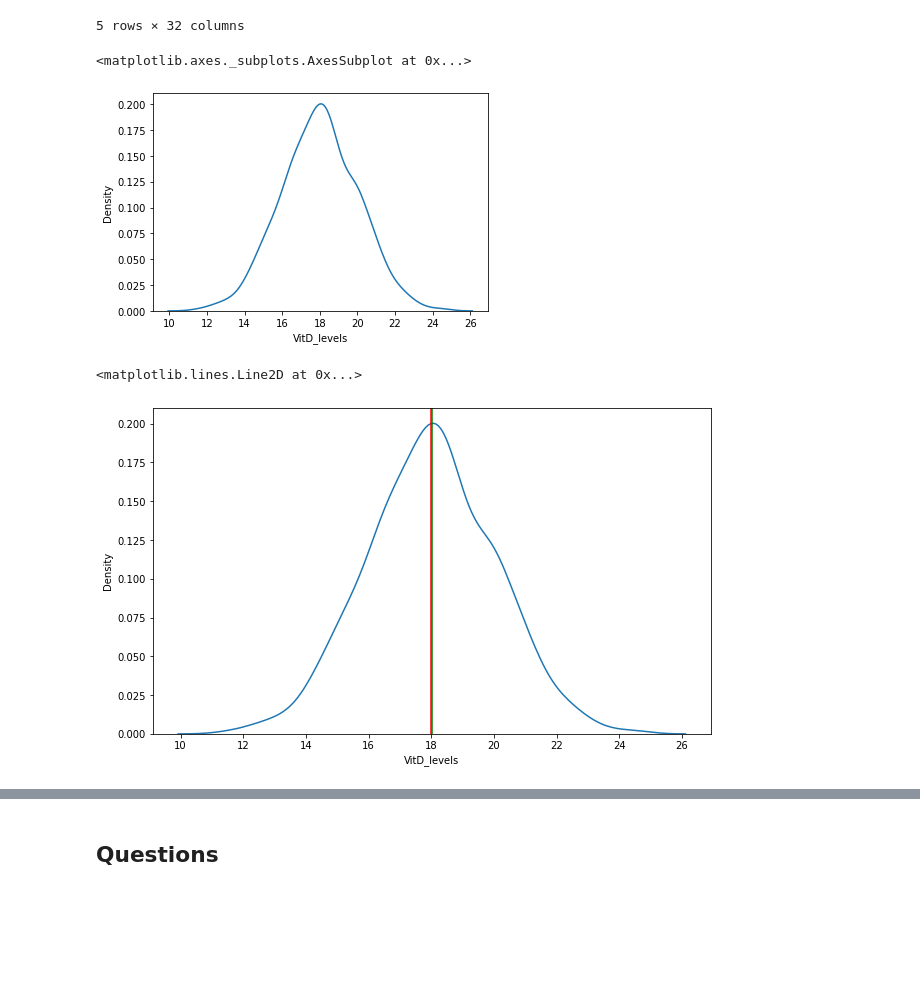
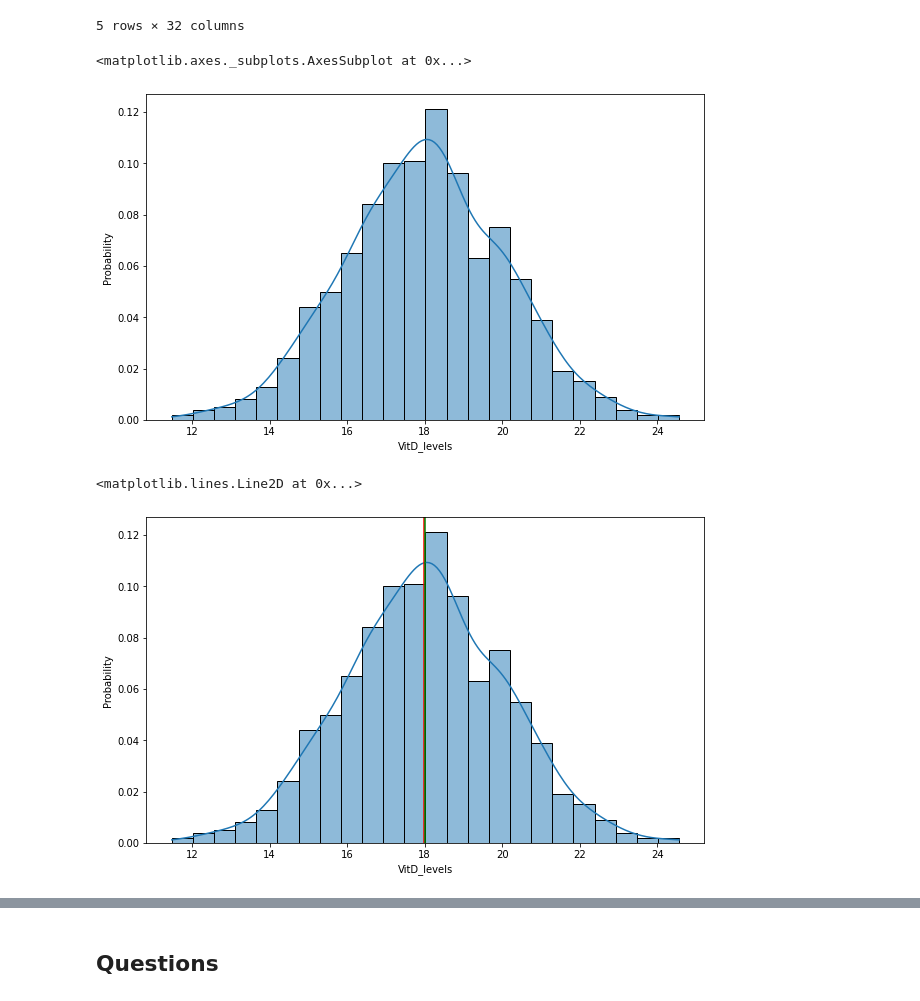
Before and after one commit to ZachLondo/Describing-Distributions, a Jupyter notebook: DescribingDistributions.ipynb, the cells around one changed output, grey strips where cells are left out. Drawn from its saved outputs; the diff is of its cells as text; code cells hidden in the pictures; blank space fills up the shorter version.

```diff
--- a/DescribingDistributions.ipynb
+++ b/DescribingDistributions.ipynb
@@ -22,13 +22,14 @@ df.head()
 # %%
 # Plot a histogram with a kde (kernel density estimate)
 
 # Plot and standardize for use with other variables
 col = 'VitD_levels'
 feature = df[col]
-sns.kdeplot(feature)
+fig,ax = plt.subplots(figsize=(10,6))
+sns.histplot(feature, ax=ax, stat='probability', kde=True)
 # %% [output]
 <matplotlib.axes._subplots.AxesSubplot at 0x...>
-[figure, old version]
+[figure, new version]
 # %%
 # Add a line for the mean (red)
 # Add a line for the median (green)
@@ -39,12 +40,12 @@ median = feature.median()
 
 # Replot with lines
 fig,ax = plt.subplots(figsize=(10,6))
-sns.kdeplot(feature)
+sns.histplot(feature, ax=ax, stat='probability', kde=True)
 ax.axvline(mean, color= 'red')
 ax.axvline(median, color='green')
 # %% [output]
 <matplotlib.lines.Line2D at 0x...>
-[figure, old version]
+[figure, new version]
 # %%
 # Add a line for for +1 std from the mean (black)
 # Add a line for the - 1 std from the mean (black)
```
Also changed, not shown: parts of 3 cells of this notebook.
